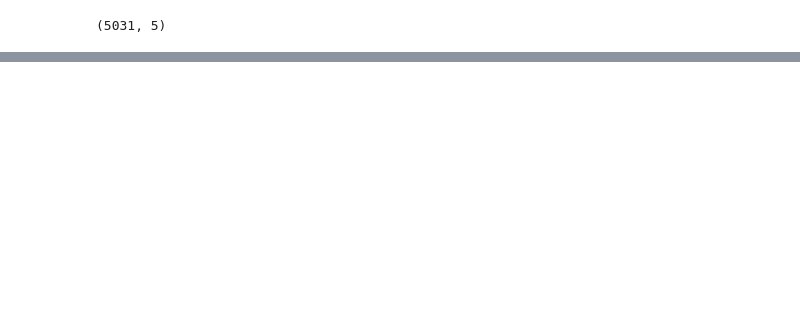
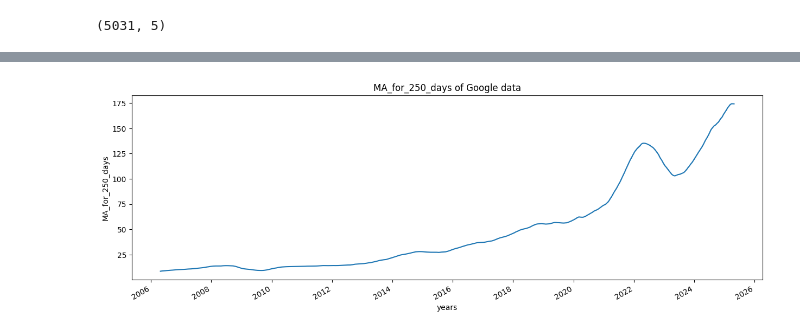
Before and after one commit to ChaouechOlfa/Stock_Market_Prediction, a Jupyter notebook: Stock_Market_Prediction_Model_Creation.ipynb, the cells around one changed output, grey strips where cells are left out. Cells and saved outputs as stored; diff of their text form; code cells hidden in the pictures; blank space fills up the shorter version.

```diff
--- a/Stock_Market_Prediction_Model_Creation.ipynb
+++ b/Stock_Market_Prediction_Model_Creation.ipynb
@@ -52,0 +74,7 @@ google_data.describe()
+# %%
+def plot_graph(figsize, values, column_name):
+    plt.figure()
+    values.plot(figsize = figsize)
+    plt.xlabel("years")
+    plt.ylabel(column_name)
+    plt.title(f"{column_name} of Google data")
@@ -52,0 +111,2 @@ google_data.describe()
+# %%
+google_data['MA_for_250_days'] = google_data['Close'].rolling(250).mean()
@@ -52,0 +124,4 @@ google_data.describe()
+# %%
+plot_graph((15,5), google_data['MA_for_250_days'], 'MA_for_250_days')
+# %% [output]
+[figure, added]
```
Also changed, not shown: parts of 37 cells of this notebook.
